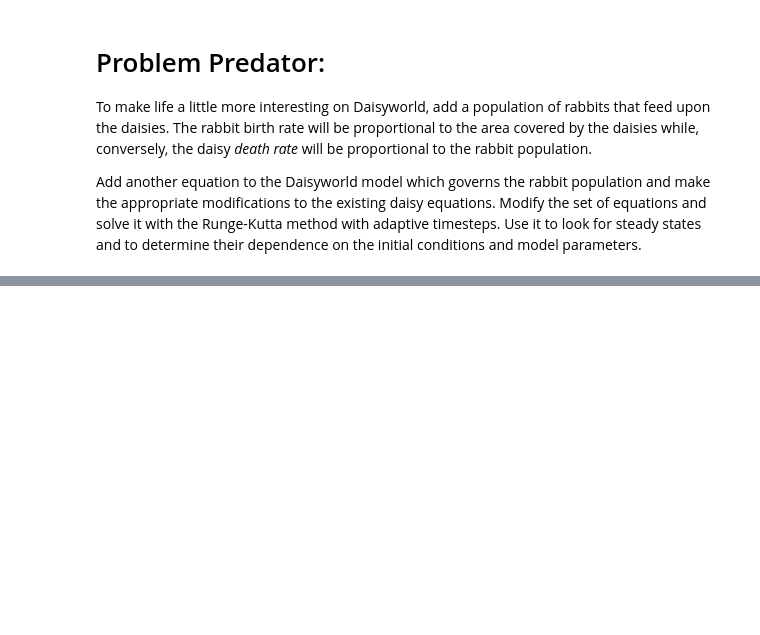
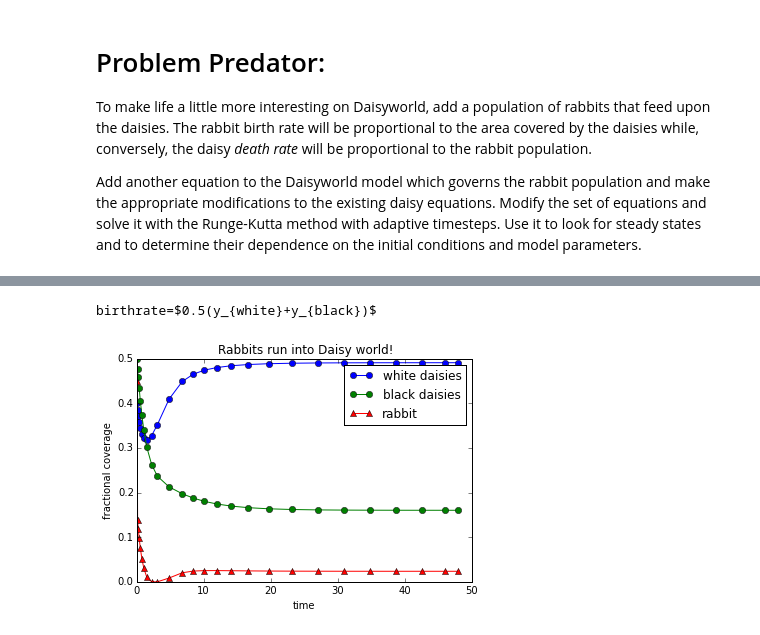
Before and after one commit to xiaoxiny/assignment, a Jupyter notebook: EOSC511-lab5-Xiaoxin Yu.ipynb, the cells around one changed output, grey strips where cells are left out. Saved outputs shown, nothing was run; the diff lists cells and outputs as text; code cells hidden in the pictures; blank space fills up the shorter version.

```diff
--- a/EOSC511-lab5-Xiaoxin Yu.ipynb
+++ b/EOSC511-lab5-Xiaoxin Yu.ipynb
@@ -1123,0 +1160,8 @@ Number of points:25
+# %%
+grow = 0.5
+dead = 0.3
+print ('birthrate=$0.5(y_{white}+y_{black})$')
+rabbit_in_daisy_world()
+# %% [output]
+birthrate=$0.5(y_{white}+y_{black})$
+[figure, added]
```
Also changed, not shown: parts of 10 cells of this notebook.
